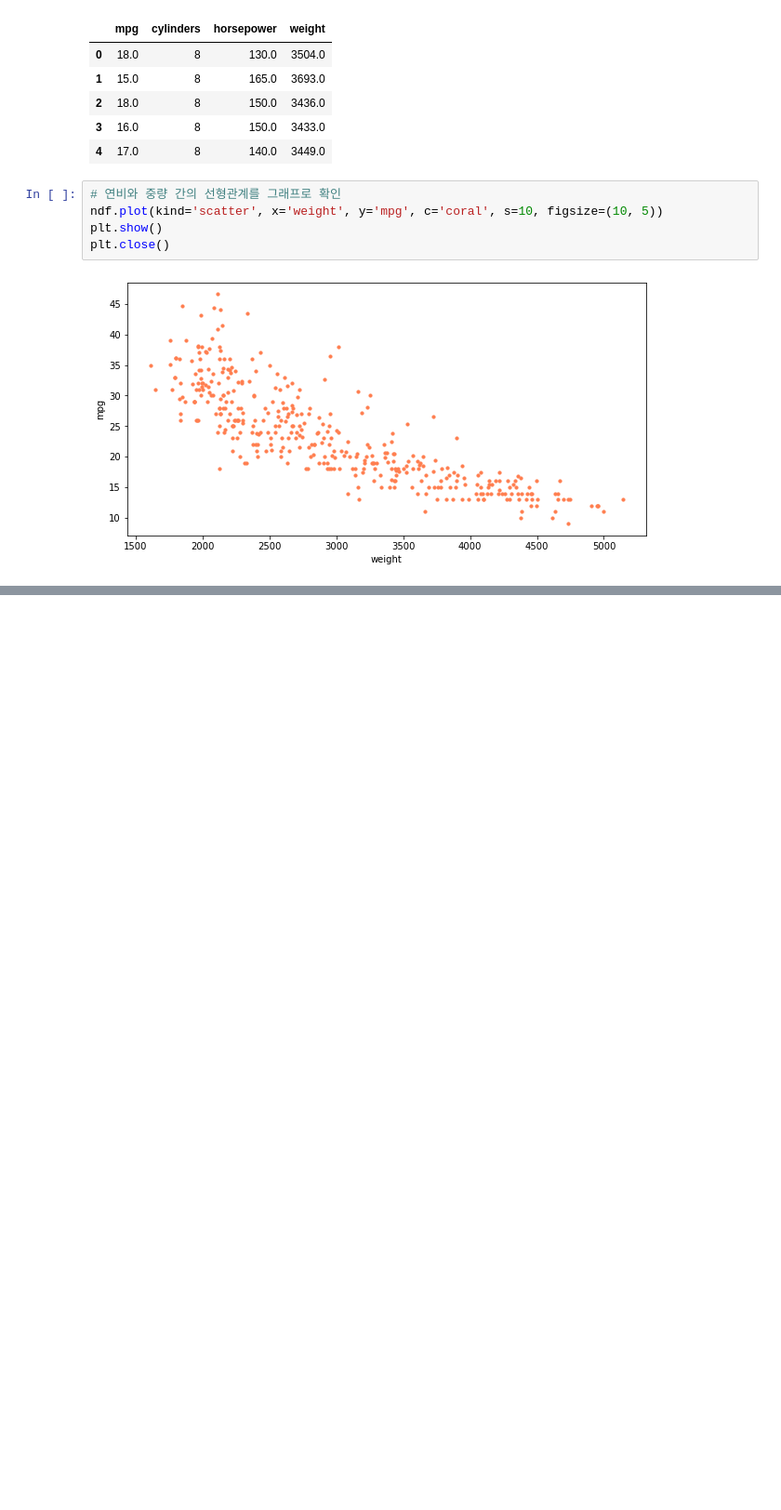
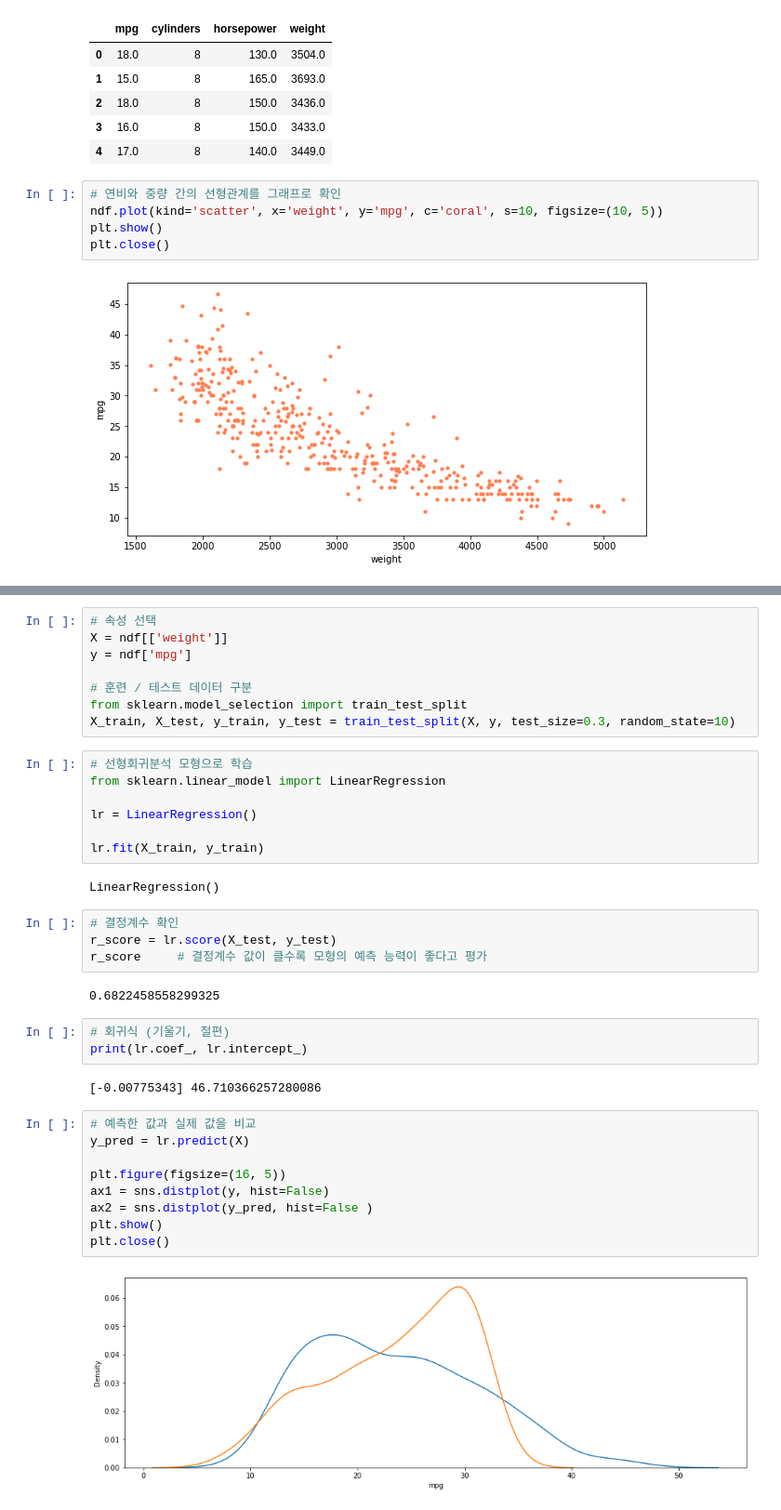
Before and after one commit to poscoun/Goott_BigData, a Jupyter notebook: bigdata/ml/SupervisedEx04.ipynb, the cells around one changed output, grey strips where cells are left out. Shown at 93% size. Saved outputs shown, nothing was run; the diff lists cells and outputs as text; blank space fills up the shorter version.

```diff
--- a/bigdata/ml/SupervisedEx04.ipynb
+++ b/bigdata/ml/SupervisedEx04.ipynb
@@ -121,0 +150,39 @@ plt.close()
+# %%
+# 속성 선택
+X = ndf[['weight']]
+y = ndf['mpg']
+
+# 훈련 / 테스트 데이터 구분
+from sklearn.model_selection import train_test_split
+X_train, X_test, y_train, y_test = train_test_split(X, y, test_size=0.3, random_state=10)
+# %%
+# 선형회귀분석 모형으로 학습
+from sklearn.linear_model import LinearRegression
+
+lr = LinearRegression()
+
+lr.fit(X_train, y_train)
+# %% [output]
+LinearRegression()
+# %%
+# 결정계수 확인
+r_score = lr.score(X_test, y_test)
+r_score     # 결정계수 값이 클수록 모형의 예측 능력이 좋다고 평가
+# %% [output]
+0.6822458558299325
+# %%
+# 회귀식 (기울기, 절편)
+print(lr.coef_, lr.intercept_)
+# %% [output]
+[-0.00775343] 46.710366257280086
+# %%
+# 예측한 값과 실제 값을 비교
+y_pred = lr.predict(X)
+
+plt.figure(figsize=(16, 5))
+ax1 = sns.distplot(y, hist=False)
+ax2 = sns.distplot(y_pred, hist=False )
+plt.show()
+plt.close()
+# %% [output]
+[figure, added]
```
Also changed, not shown: parts of 24 cells of this notebook, 1 other file.
